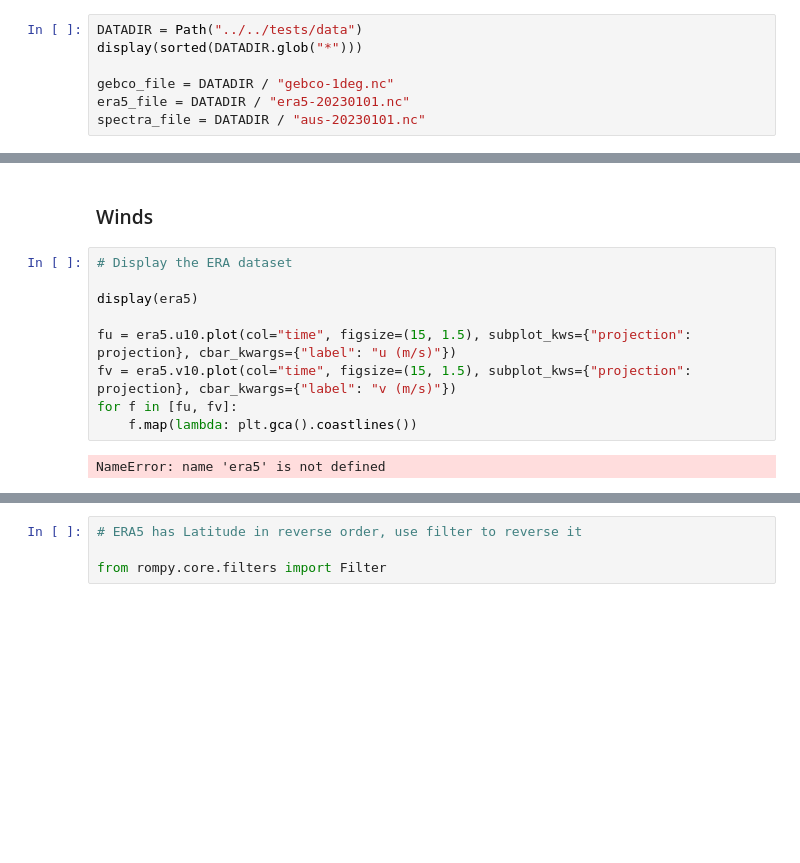
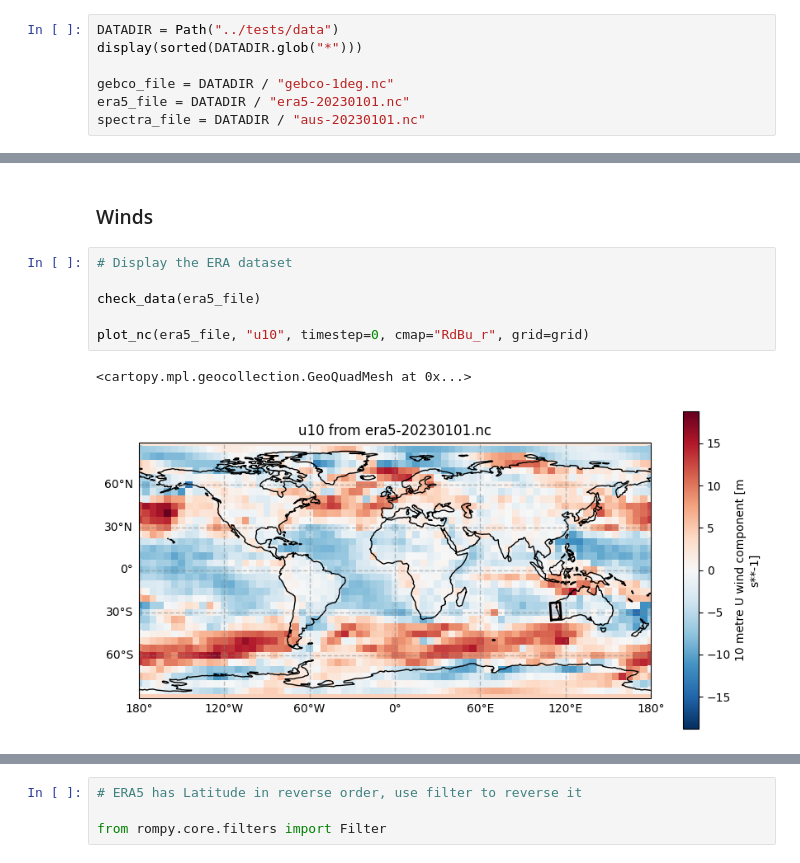
Before and after one commit to rom-py/perth-demo-2025, a Jupyter notebook: examples/example_perth.ipynb, the cells around one changed output, grey strips where cells are left out. Drawn from its saved outputs; the diff is of its cells as text; blank space fills up the shorter version.

```diff
--- a/examples/example_perth.ipynb
+++ b/examples/example_perth.ipynb
@@ -68,6 +140,6 @@ def my_fancy_interpolation(
     return dset.interp(**{coords.x: xarr, coords.y: yarr})
 # %%
-DATADIR = Path("../../tests/data")
+DATADIR = Path("../tests/data")
 display(sorted(DATADIR.glob("*")))
 
 gebco_file = DATADIR / "gebco-1deg.nc"
@@ -142,17 +207,15 @@ grid.plot(ax=ax);
 [figure]
 # %% [markdown]
 ### Winds
-# %%
-# Display the ERA dataset
-
-display(era5)
-
-fu = era5.u10.plot(col="time", figsize=(15, 1.5), subplot_kws={"projection": projection}, cbar_kwargs={"label": "u (m/s)"})
-fv = era5.v10.plot(col="time", figsize=(15, 1.5), subplot_kws={"projection": projection}, cbar_kwargs={"label": "v (m/s)"})
-for f in [fu, fv]:
-    f.map(lambda: plt.gca().coastlines())
-# %% [output]
-NameError: name 'era5' is not defined
+# %%
+# Display the ERA dataset
+
+check_data(era5_file)
+
+plot_nc(era5_file, "u10", timestep=0, cmap="RdBu_r", grid=grid)
+# %% [output]
+<cartopy.mpl.geocollection.GeoQuadMesh at 0x...>
+[figure, added]
 # %%
 # Process it into the model forcing
 
```
Also changed, not shown: parts of 39 cells of this notebook, 1 other file.
